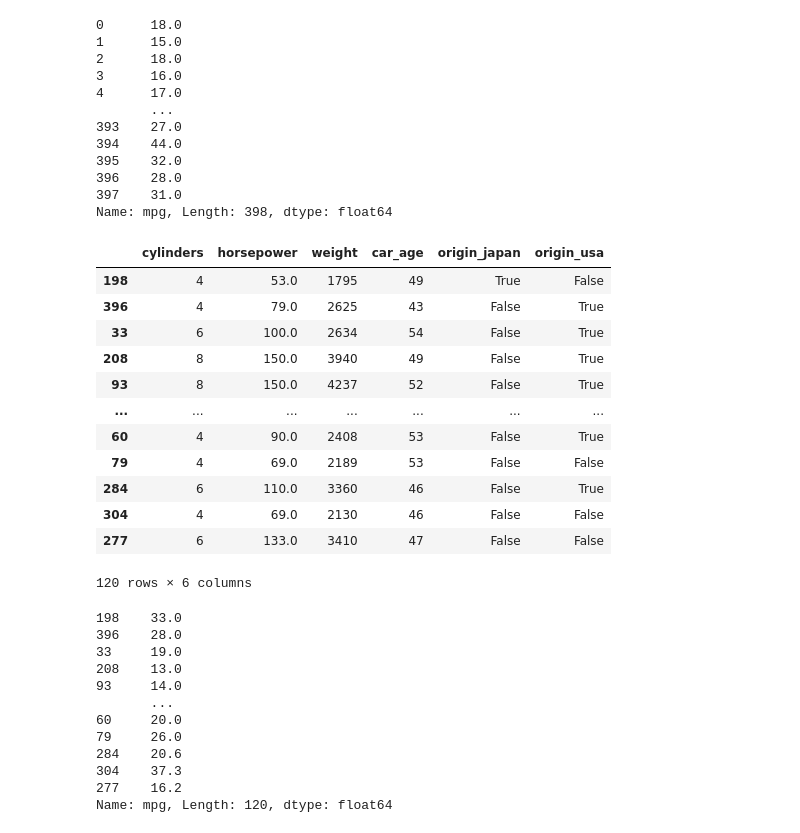
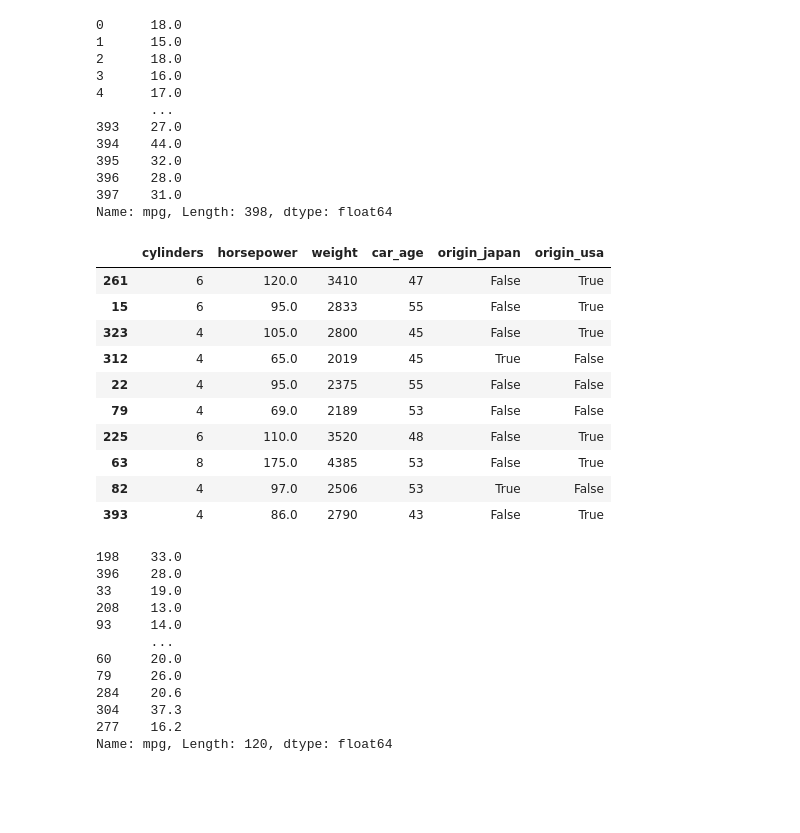
Before and after one commit to Unbeatable2323/Ai-leaning-from-scratch, a Jupyter notebook: sklernproject1.ipynb, the cells around one changed output. Cells and saved outputs as stored; diff of their text form; code cells hidden in the pictures; blank space fills up the shorter version.

```diff
--- a/sklernproject1.ipynb
+++ b/sklernproject1.ipynb
@@ -239,21 +239,19 @@ Name: mpg, Length: 398, dtype: float64
 # %%
 x_train, x_test, y_train, y_test = tts(x, y, test_size=0.3, random_state=42)
 # %%
-x_test
+x_test.sample(10)
 # %% [output]
 |  | cylinders | horsepower | weight | car_age | origin_japan | origin_usa |
-| 198 | 4 | 53.0 | 1795 | 49 | True | False |
-| 396 | 4 | 79.0 | 2625 | 43 | False | True |
-| 33 | 6 | 100.0 | 2634 | 54 | False | True |
-| 208 | 8 | 150.0 | 3940 | 49 | False | True |
-| 93 | 8 | 150.0 | 4237 | 52 | False | True |
-| ... | ... | ... | ... | ... | ... | ... |
-| 60 | 4 | 90.0 | 2408 | 53 | False | True |
+| 261 | 6 | 120.0 | 3410 | 47 | False | True |
+| 15 | 6 | 95.0 | 2833 | 55 | False | True |
+| 323 | 4 | 105.0 | 2800 | 45 | False | True |
+| 312 | 4 | 65.0 | 2019 | 45 | True | False |
+| 22 | 4 | 95.0 | 2375 | 55 | False | False |
 | 79 | 4 | 69.0 | 2189 | 53 | False | False |
-| 284 | 6 | 110.0 | 3360 | 46 | False | True |
-| 304 | 4 | 69.0 | 2130 | 46 | False | False |
-| 277 | 6 | 133.0 | 3410 | 47 | False | False |
+| 225 | 6 | 110.0 | 3520 | 48 | False | True |
+| 63 | 8 | 175.0 | 4385 | 53 | False | True |
+| 82 | 4 | 97.0 | 2506 | 53 | True | False |
+| 393 | 4 | 86.0 | 2790 | 43 | False | True |
-120 rows × 6 columns
 # %%
 y_test
 # %% [output]
```
